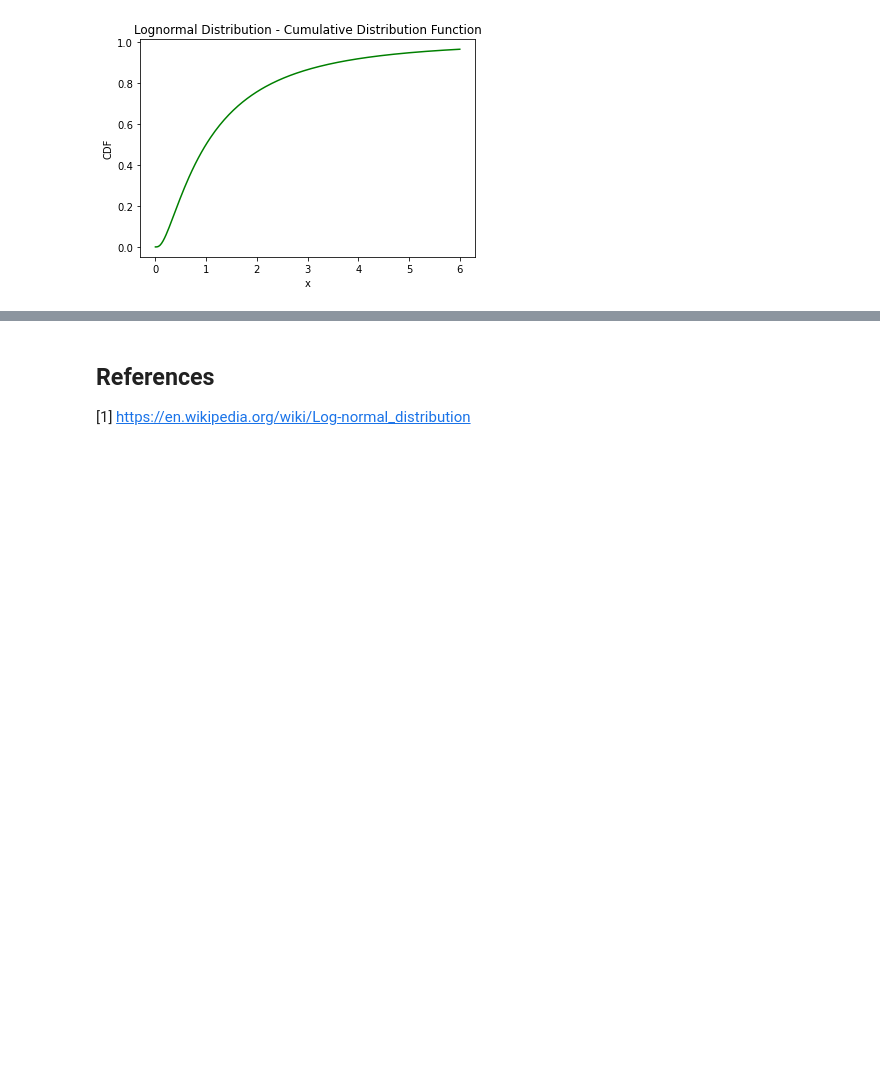
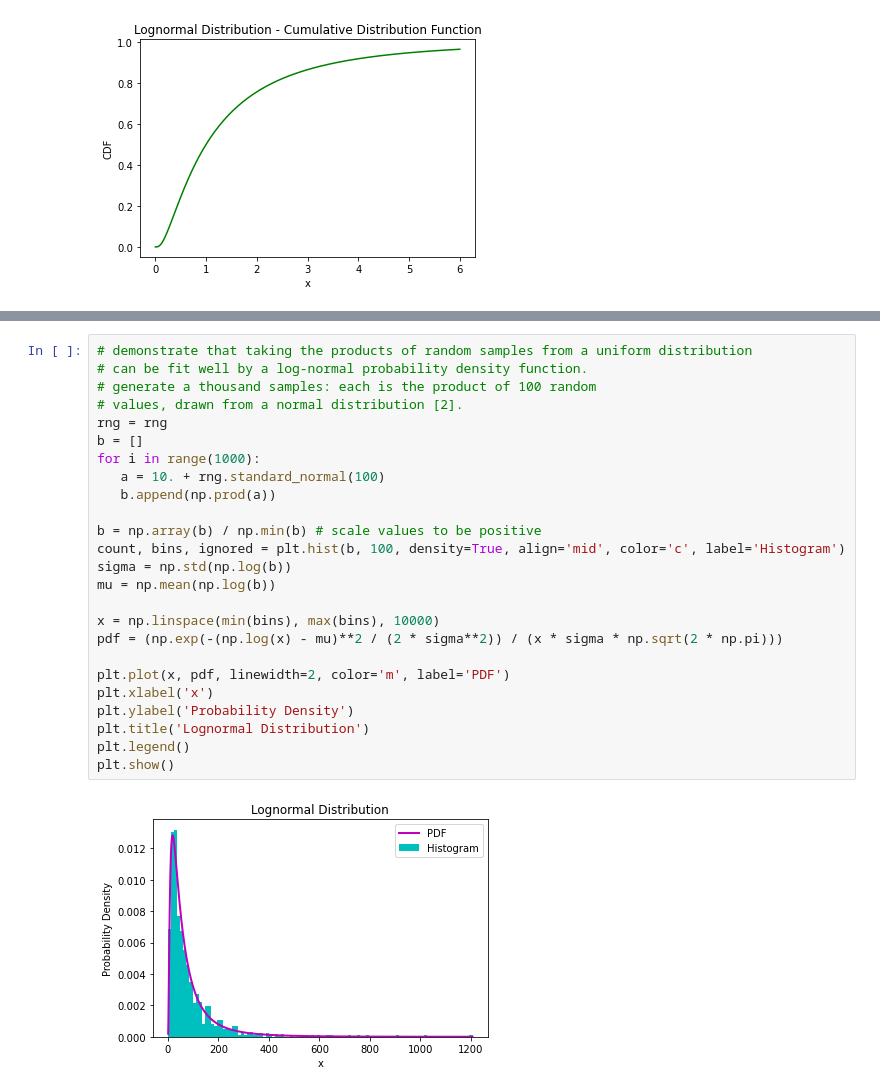
Before and after one commit to nabilshadman/monte-carlo-simulation-equity-trading, a Jupyter notebook: lognormal_distribution.ipynb, the cells around one changed output, grey strips where cells are left out. Saved outputs shown, nothing was run; the diff lists cells and outputs as text; blank space fills up the shorter version.

```diff
--- a/lognormal_distribution.ipynb
+++ b/lognormal_distribution.ipynb
@@ -75,3 +81,27 @@ plt.show()
-# %% [markdown]
-## References
-[1] https://en.wikipedia.org/wiki/Log-normal_distribution
+# %%
+# demonstrate that taking the products of random samples from a uniform distribution
+# can be fit well by a log-normal probability density function.
+# generate a thousand samples: each is the product of 100 random
+# values, drawn from a normal distribution [2].
+rng = rng
+b = []
+for i in range(1000):
+   a = 10. + rng.standard_normal(100)
+   b.append(np.prod(a))
+
+b = np.array(b) / np.min(b) # scale values to be positive
+count, bins, ignored = plt.hist(b, 100, density=True, align='mid', color='c', label='Histogram')
+sigma = np.std(np.log(b))
+mu = np.mean(np.log(b))
+
+x = np.linspace(min(bins), max(bins), 10000)
+pdf = (np.exp(-(np.log(x) - mu)**2 / (2 * sigma**2)) / (x * sigma * np.sqrt(2 * np.pi)))
+
+plt.plot(x, pdf, linewidth=2, color='m', label='PDF')
+plt.xlabel('x')
+plt.ylabel('Probability Density')
+plt.title('Lognormal Distribution')
+plt.legend()
+plt.show()
+# %% [output]
+[figure, added]
```
Also changed, not shown: parts of 7 cells of this notebook, 1 other file.
